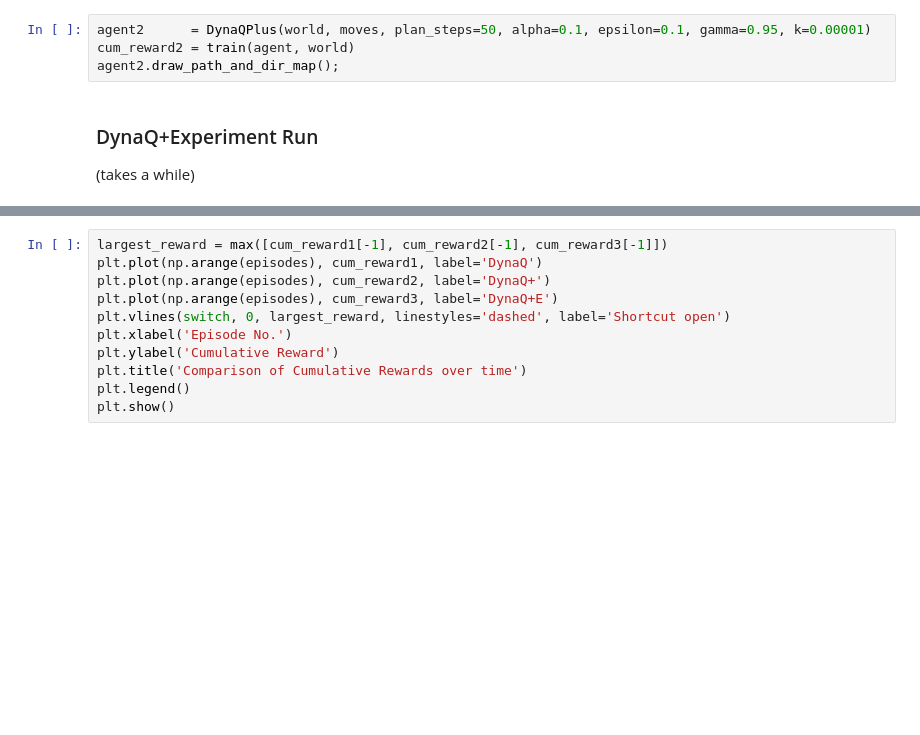
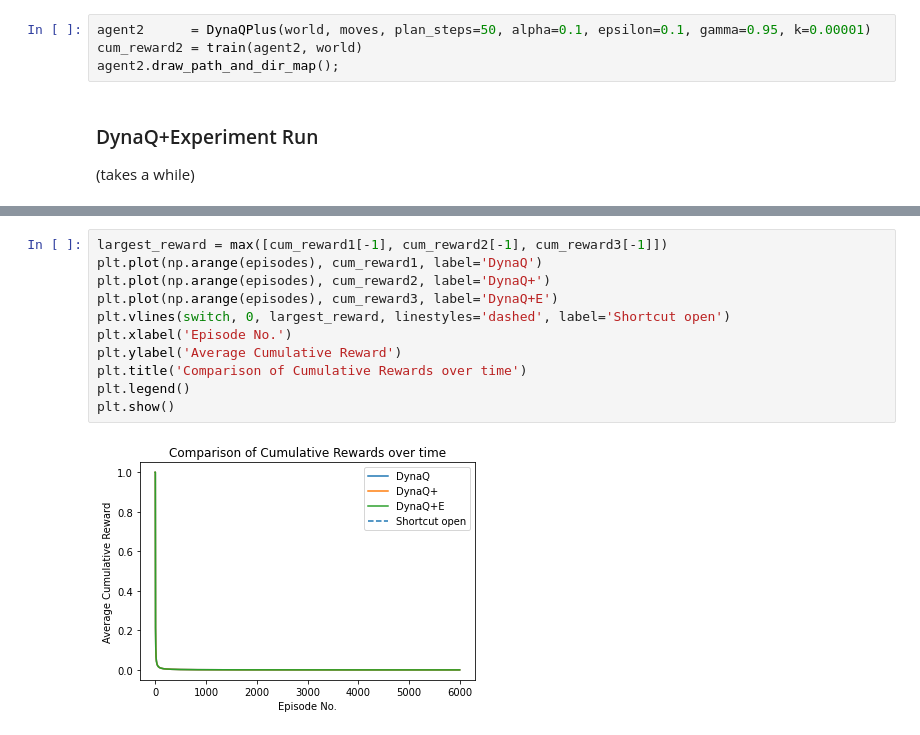
Before and after one commit to MaraTomasek/ML-Notebooks, a Jupyter notebook: Reinforcement_Learning/ch8-tabular.ipynb, the cells around one changed output, grey strips where cells are left out. Drawn from its saved outputs; the diff is of its cells as text; blank space fills up the shorter version.

```diff
--- a/Reinforcement_Learning/ch8-tabular.ipynb
+++ b/Reinforcement_Learning/ch8-tabular.ipynb
@@ -342,7 +400,7 @@ agent.draw_path_and_dir_map();
 ### DynaQ+ Run
 # %%
 agent2      = DynaQPlus(world, moves, plan_steps=50, alpha=0.1, epsilon=0.1, gamma=0.95, k=0.00001)
-cum_reward2 = train(agent, world)
+cum_reward2 = train(agent2, world)
 agent2.draw_path_and_dir_map();
 # %% [markdown]
 ### DynaQ+Experiment Run
@@ -361,11 +423,13 @@ But if you follow DynaQPlus' State-Action Space greedily you won't reach the goa
 # %%
 largest_reward = max([cum_reward1[-1], cum_reward2[-1], cum_reward3[-1]])
 plt.plot(np.arange(episodes), cum_reward1, label='DynaQ')
 plt.plot(np.arange(episodes), cum_reward2, label='DynaQ+')
 plt.plot(np.arange(episodes), cum_reward3, label='DynaQ+E')
 plt.vlines(switch, 0, largest_reward, linestyles='dashed', label='Shortcut open')
 plt.xlabel('Episode No.')
-plt.ylabel('Cumulative Reward')
+plt.ylabel('Average Cumulative Reward')
 plt.title('Comparison of Cumulative Rewards over time')
 plt.legend()
 plt.show()
+# %% [output]
+[figure, added]
```
Also changed, not shown: parts of 8 cells of this notebook.
